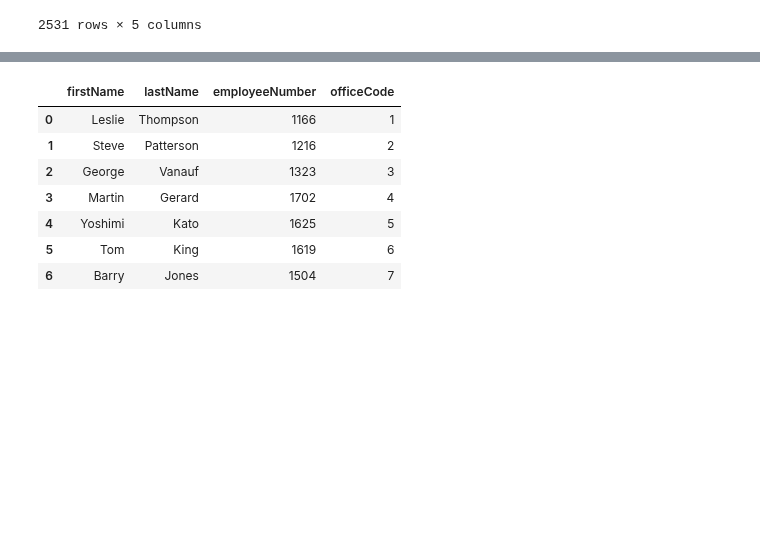
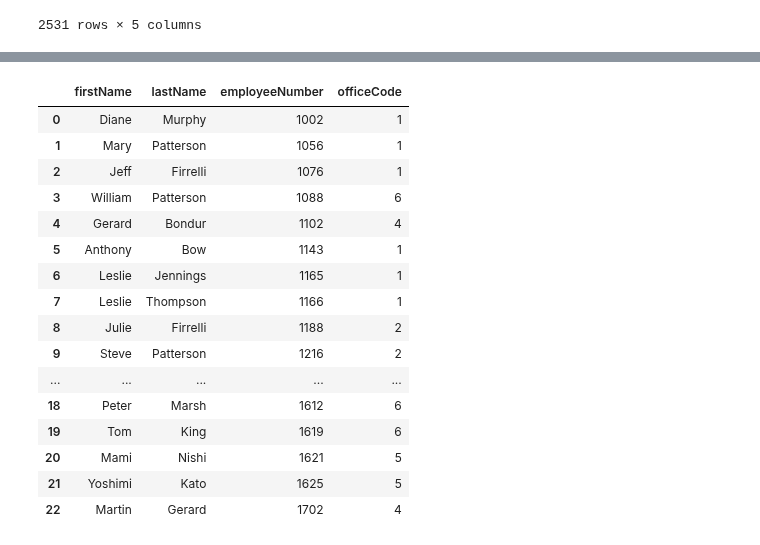
Before and after one commit to oqusous/dsc-more-practice-with-sql-queries-lab-nyc-ds-071519, a Jupyter notebook: index.ipynb, the cells around one changed output, grey strips where cells are left out. Drawn from its saved outputs; the diff is of its cells as text; code cells hidden in the pictures; blank space fills up the shorter version.

```diff
--- a/index.ipynb
+++ b/index.ipynb
@@ -221,42 +221,50 @@ Finally, get the first name, last name, employee number, and office code for emp
 # c.execute("""SELECT count(employeeNumber) as Number_of_Emps, officeCode, city
 #              FROM employees
 #              LEFT JOIN offices
 #              USING (officeCode)
 #              GROUP BY officeCode
 #              HAVING count(employeeNumber) < 5""")
 # df = pd.DataFrame(c.fetchall())
 # df.columns = [x[0] for x in c.description]
 # df
 
 # c.execute("""SELECT firstname, lastname, officeCode
 #              FROM employees
 #              WHERE officeCode IN (SELECT count(employeeNumber) as number0E
 #                                  FROM employees
 #                                  GROUP BY officeCode
 #                                  WHERE count(employeeNumber) < 5)""")
 # df = pd.DataFrame(c.fetchall())
 # df.columns = [x[0] for x in c.description]
 # df
 c.execute("""SELECT firstName, lastName, employeeNumber, officeCode
-             FROM Employees
-             GROUP BY officeCode""")
+             FROM Employees""")
 
 #              WHERE officeCode IN (SELECT count(employeeNumber) as Count
 #                                   FROM Employees
 #                                   GROUP BY officeCode
 #                                   HAVING Count <5);""")
 df = pd.DataFrame(c.fetchall())
 df.columns = [x[0] for x in c.description]
 df
 # %% [output]
 |  | firstName | lastName | employeeNumber | officeCode |
-| 0 | Leslie | Thompson | 1166 | 1 |
-| 1 | Steve | Patterson | 1216 | 2 |
-| 2 | George | Vanauf | 1323 | 3 |
-| 3 | Martin | Gerard | 1702 | 4 |
-| 4 | Yoshimi | Kato | 1625 | 5 |
-| 5 | Tom | King | 1619 | 6 |
-| 6 | Barry | Jones | 1504 | 7 |
+| 0 | Diane | Murphy | 1002 | 1 |
+| 1 | Mary | Patterson | 1056 | 1 |
+| 2 | Jeff | Firrelli | 1076 | 1 |
+| 3 | William | Patterson | 1088 | 6 |
+| 4 | Gerard | Bondur | 1102 | 4 |
+| 5 | Anthony | Bow | 1143 | 1 |
+| 6 | Leslie | Jennings | 1165 | 1 |
+| 7 | Leslie | Thompson | 1166 | 1 |
+| 8 | Julie | Firrelli | 1188 | 2 |
+| 9 | Steve | Patterson | 1216 | 2 |
+| ... | ... | ... | ... | ... |
+| 18 | Peter | Marsh | 1612 | 6 |
+| 19 | Tom | King | 1619 | 6 |
+| 20 | Mami | Nishi | 1621 | 5 |
+| 21 | Yoshimi | Kato | 1625 | 5 |
+| 22 | Martin | Gerard | 1702 | 4 |
 # %% [markdown]
 #### Expected Output
 
```
